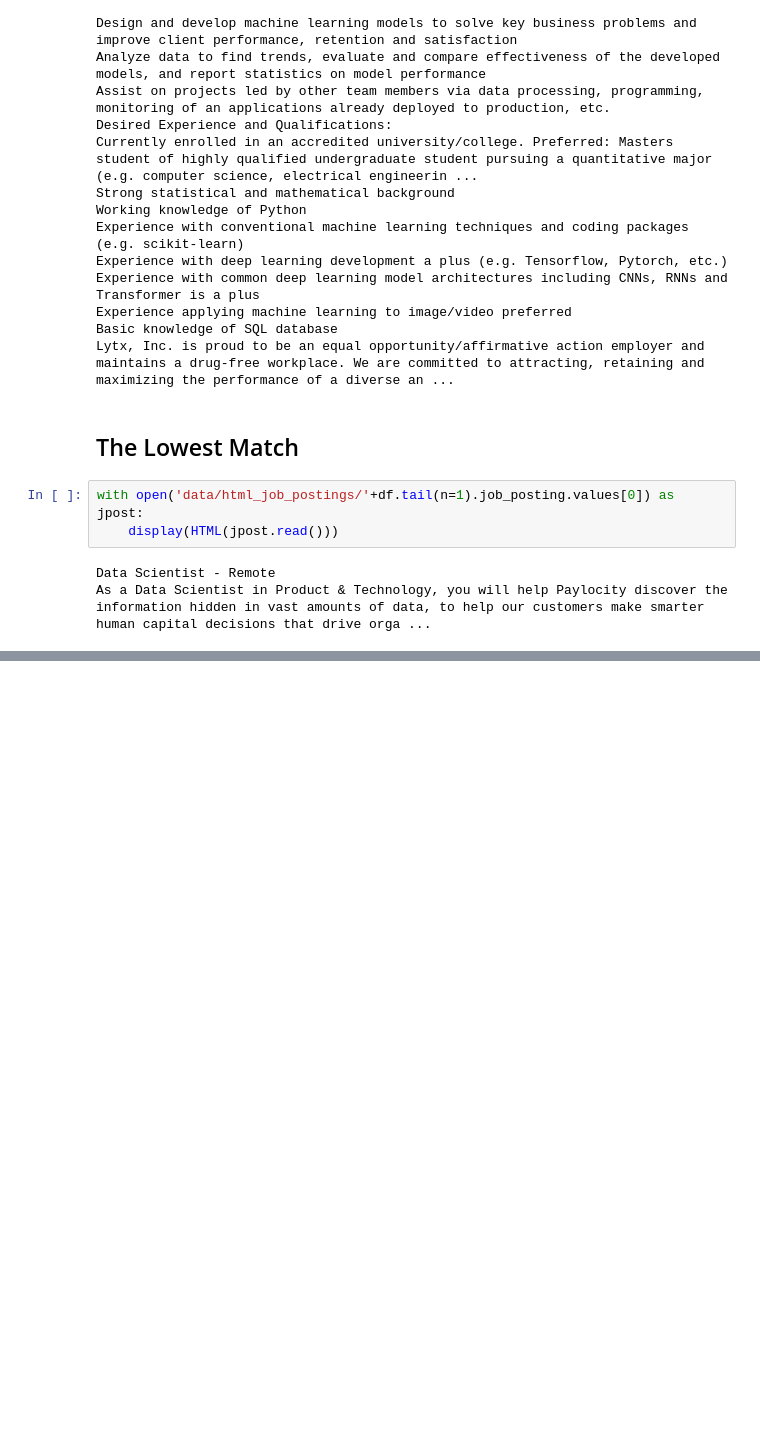
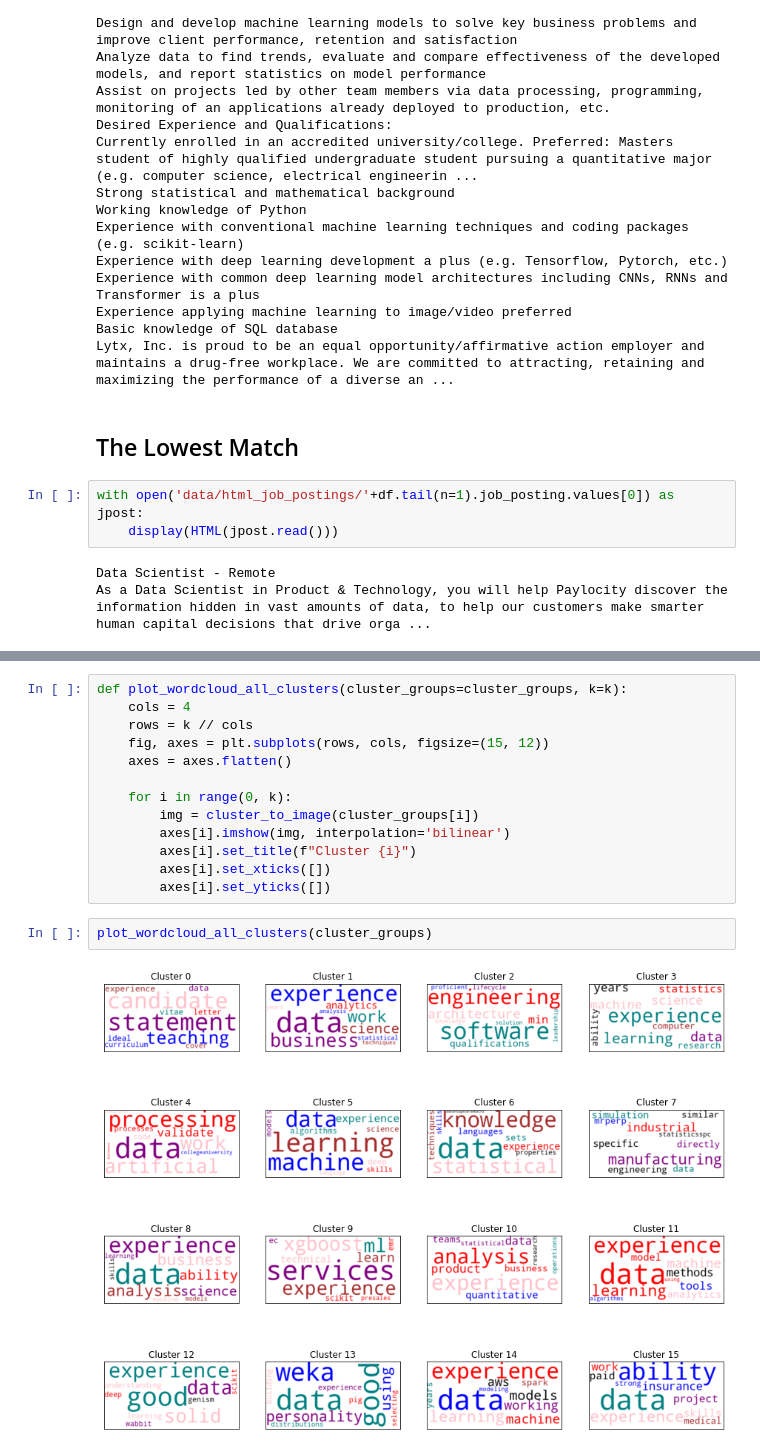
Before and after one commit to ambreen2006/nlp_job_postings, a Jupyter notebook: ML_Pipeline.ipynb, the cells around one changed output, grey strips where cells are left out. Cells and saved outputs as stored; diff of their text form; blank space fills up the shorter version.

```diff
--- a/ML_Pipeline.ipynb
+++ b/ML_Pipeline.ipynb
@@ -267,0 +369,17 @@ As a Data Scientist in Product & Technology, you will help Paylocity discover th
+# %%
+def plot_wordcloud_all_clusters(cluster_groups=cluster_groups, k=k):
+    cols = 4
+    rows = k // cols
+    fig, axes = plt.subplots(rows, cols, figsize=(15, 12))
+    axes = axes.flatten()
+
+    for i in range(0, k):
+        img = cluster_to_image(cluster_groups[i])
+        axes[i].imshow(img, interpolation='bilinear')
+        axes[i].set_title(f"Cluster {i}")
+        axes[i].set_xticks([])
+        axes[i].set_yticks([])
+# %%
+plot_wordcloud_all_clusters(cluster_groups)
+# %% [output]
+[figure, added]
```
Also changed, not shown: parts of 21 cells of this notebook.
